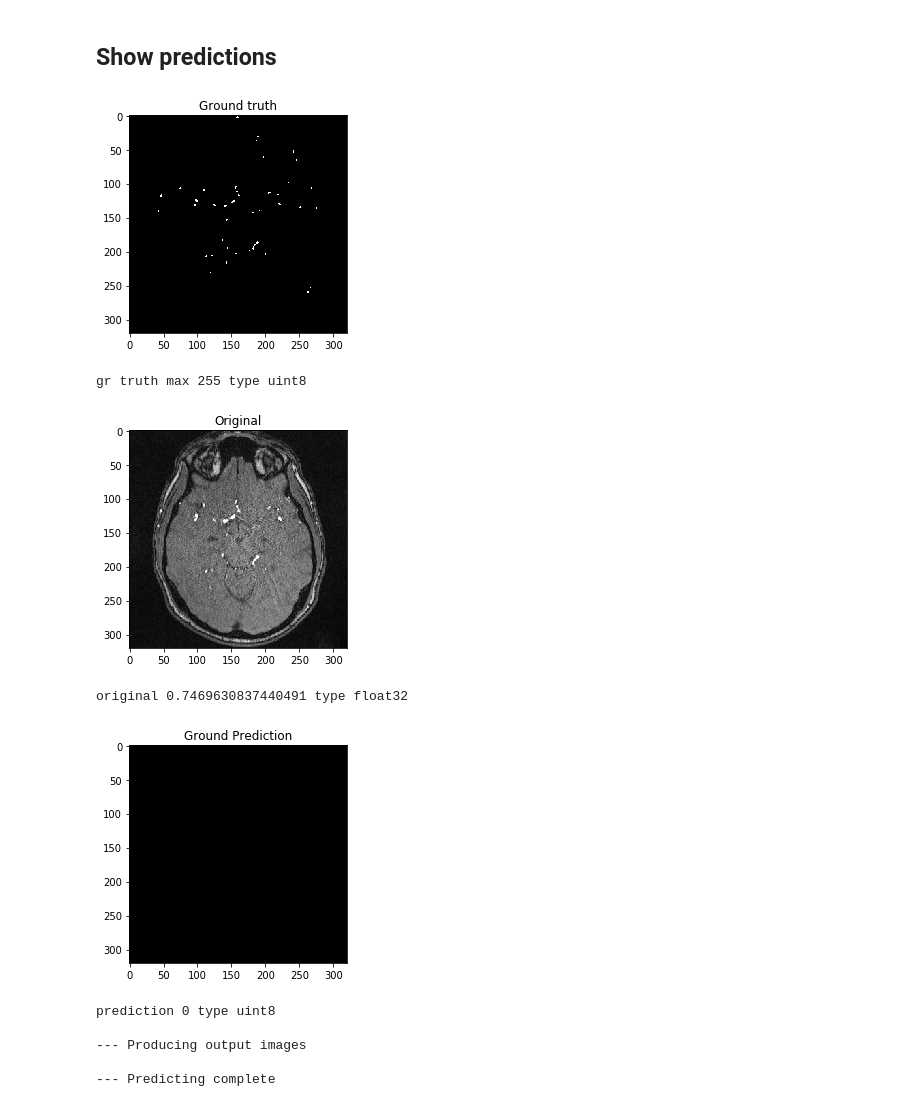
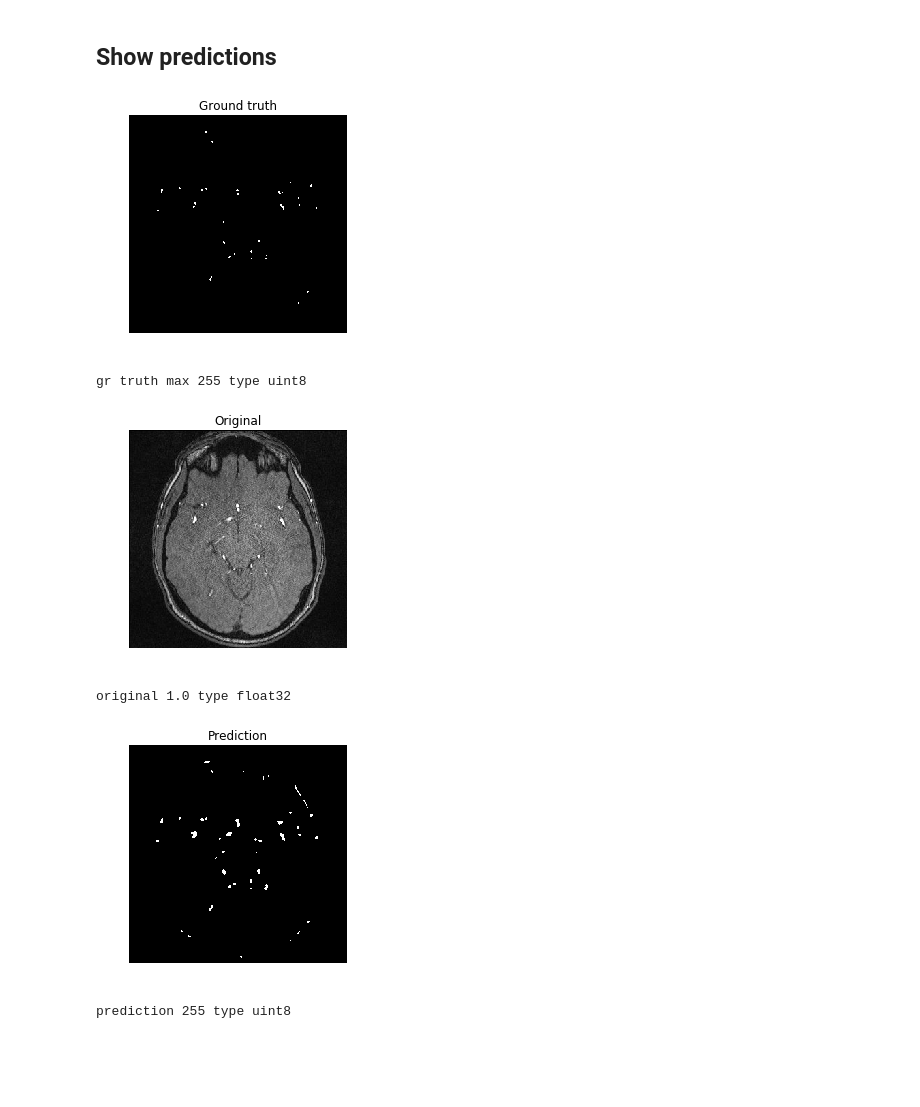
Before and after one commit to GeoffBreemer/DLToolkit, a Jupyter notebook: thesis/DECiSION_test.ipynb, the cells around one changed output. Cells and saved outputs as stored; diff of their text form; code cells hidden in the pictures; blank space fills up the shorter version.

```diff
--- a/thesis/DECiSION_test.ipynb
+++ b/thesis/DECiSION_test.ipynb
@@ -61,10 +60,11 @@ Max ground truth intensity: 255 - uint8 - (85, 320, 320, 1)
 ## Only predict for a few images
 # %%
 # Only predict for some images
-PRED_IX = range(0, 16)
-test_imgs = test_imgs[[PRED_IX]]
-if settings.IS_DEVELOPMENT:
-    test_ground_truths = test_ground_truths[[PRED_IX]]
+# MAX_IMAGES = int((settings.SLICE_END - settings.SLICE_START) * (1 - settings.TRN_TRAIN_VAL_SPLIT))
+# PRED_IX = range(0, MAX_IMAGES)
+# test_imgs = test_imgs[[PRED_IX]]
+# if settings.IS_DEVELOPMENT:
+#     test_ground_truths = test_ground_truths[[PRED_IX]]
 # %% [markdown]
 ## Load the trained model
 # %%
@@ -112,40 +108,30 @@ predictions = convert_pred_to_img(predictions, settings, settings.TRN_PRED_THRES
 # %% [markdown]
 ## Show predictions
 # %%
+MAX_IMAGES = 10
 if settings.IS_DEVELOPMENT:
     tmp_img = test_ground_truths[0]
-    plt.imshow(np.squeeze(tmp_img), cmap='gray')
-    plt.title('Ground truth')
-    plt.show()
+    show_image(np.squeeze(tmp_img), 'Ground truth')
     print("gr truth max {} type {}".format(np.max(tmp_img), tmp_img.dtype))
 
     tmp_img = test_imgs[0]
-    plt.imshow(np.squeeze(tmp_img), cmap='gray')
-    plt.title('Original')
-    plt.show()
+    show_image(np.squeeze(tmp_img), 'Original')
     print("original {} type {}".format(np.max(tmp_img), tmp_img.dtype))
 
     tmp_img = predictions[0]
-    plt.imshow(np.squeeze(tmp_img), cmap='gray')
-    plt.title('Prediction')
-    plt.show()
+    show_image(np.squeeze(tmp_img), 'Prediction')
     print("prediction {} type {}".format(np.max(tmp_img), tmp_img.dtype))
 
-print("\n--- Producing output images")
 if settings.IS_DEVELOPMENT:
-    group_images(test_ground_truths[0:16], 4, 255, False, "../output/DECISION_"+unet.title+"_grp_originals")
-group_images(test_imgs[0:16], 4, 1.0, False, "../output/DECISION_" + unet.title+"_grp_images")
-group_images(predictions[0:16], 4, 1.0, False, "../output/DECISION_" + unet.title+"_grp_predictions")
+    group_images(test_ground_truths[0:min(16, MAX_IMAGES)], 4, 255, False, "../output/DECISION_"+unet.title+"_grp_originals")
+group_images(test_imgs[0:min(16, MAX_IMAGES)], 4, 1.0, False, "../output/DECISION_" + unet.title+"_grp_images")
+group_images(predictions[0:min(16, MAX_IMAGES)], 4, 1.0, False, "../output/DECISION_" + unet.title+"_grp_predictions")
 
-print("\n--- Predicting complete")
+print("")
 # %% [output]
-[figure, old version]
+[figure, new version]
 gr truth max 255 type uint8
-[figure, old version]
+[figure, new version]
-original 0.7469630837440491 type float32
+original 1.0 type float32
-[figure, old version]
+[figure, new version]
-prediction 0 type uint8
-
---- Producing output images
-
---- Predicting complete
+prediction 255 type uint8
```
Also changed, not shown: parts of 5 cells of this notebook, 9 other files.
